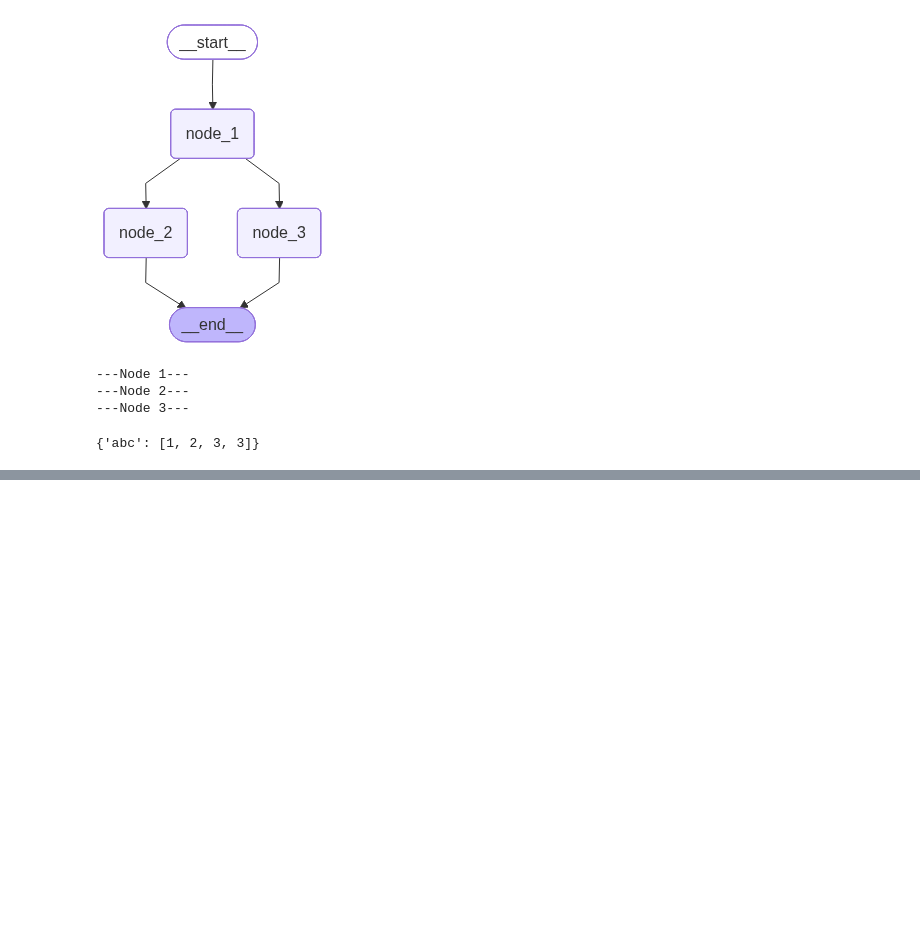
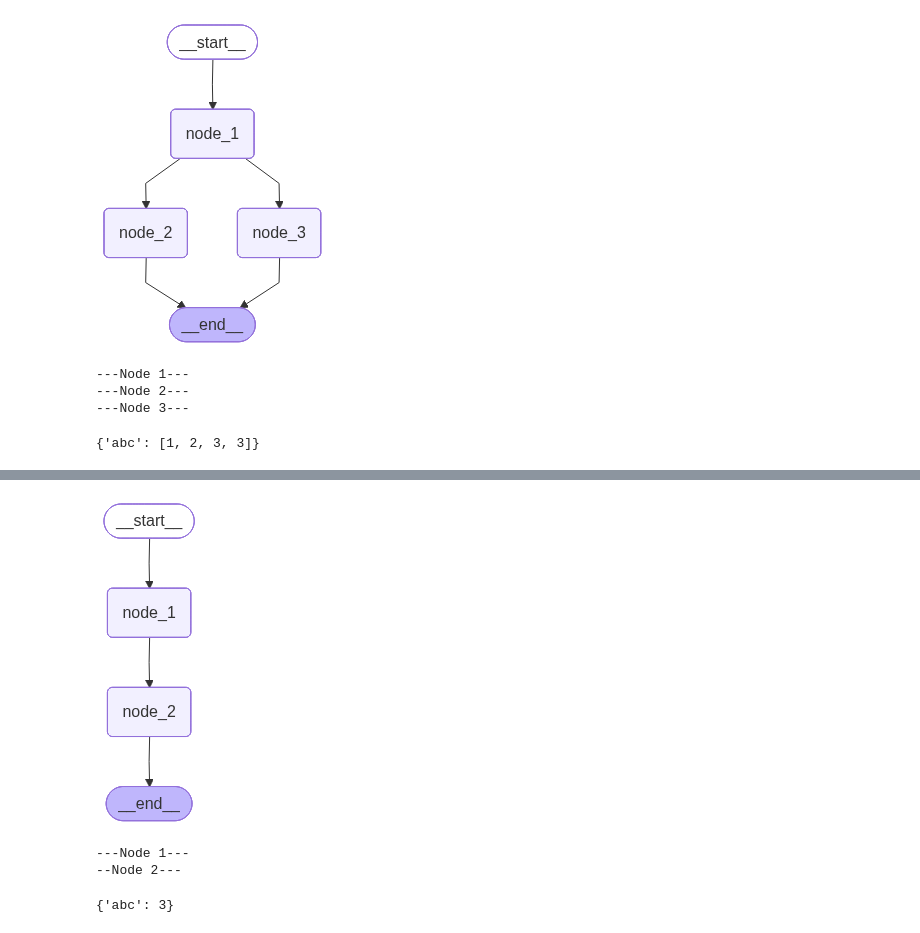
Before and after one commit to SaketMunda/langchain-atoz, a Jupyter notebook: langgraph/module-2/practice/state-schema-reducers.ipynb, the cells around one changed output, grey strips where cells are left out. Saved outputs shown, nothing was run; the diff lists cells and outputs as text; code cells hidden in the pictures; blank space fills up the shorter version.

Commit message:
state schema, reducers, multiple schema

```diff
--- a/langgraph/module-2/practice/state-schema-reducers.ipynb
+++ b/langgraph/module-2/practice/state-schema-reducers.ipynb
@@ -347,0 +490,41 @@ graph.invoke({"abc": [1]})
+# %%
+from typing_extensions import TypedDict
+from IPython.display import Image, display
+from langgraph.graph import StateGraph, START, END
+
+class OverallState(TypedDict):
+    abc: int
+
+class PrivateState(TypedDict):
+    xyz: int
+
+def node_1(state: OverallState) -> PrivateState:
+    print("---Node 1---")
+    return {"xyz" : state['abc'] + 1}
+
+def node_2(state: PrivateState) -> OverallState:
+    print("--Node 2---")
+    return {"abc" : state['xyz'] + 1}
+
+# Build graph
+builder = StateGraph(OverallState)
+builder.add_node("node_1", node_1)
+builder.add_node("node_2", node_2)
+
+# logic
+builder.add_edge(START, "node_1")
+builder.add_edge("node_1", "node_2")
+builder.add_edge("node_2", END)
+
+# compile
+graph = builder.compile()
+
+display(Image(graph.get_graph().draw_mermaid_png()))
+# %% [output]
+[figure, added]
+# %%
+graph.invoke({"abc": 1})
+# %% [output]
+---Node 1---
+--Node 2---
+{'abc': 3}
```
Also changed, not shown: parts of 18 cells of this notebook.
